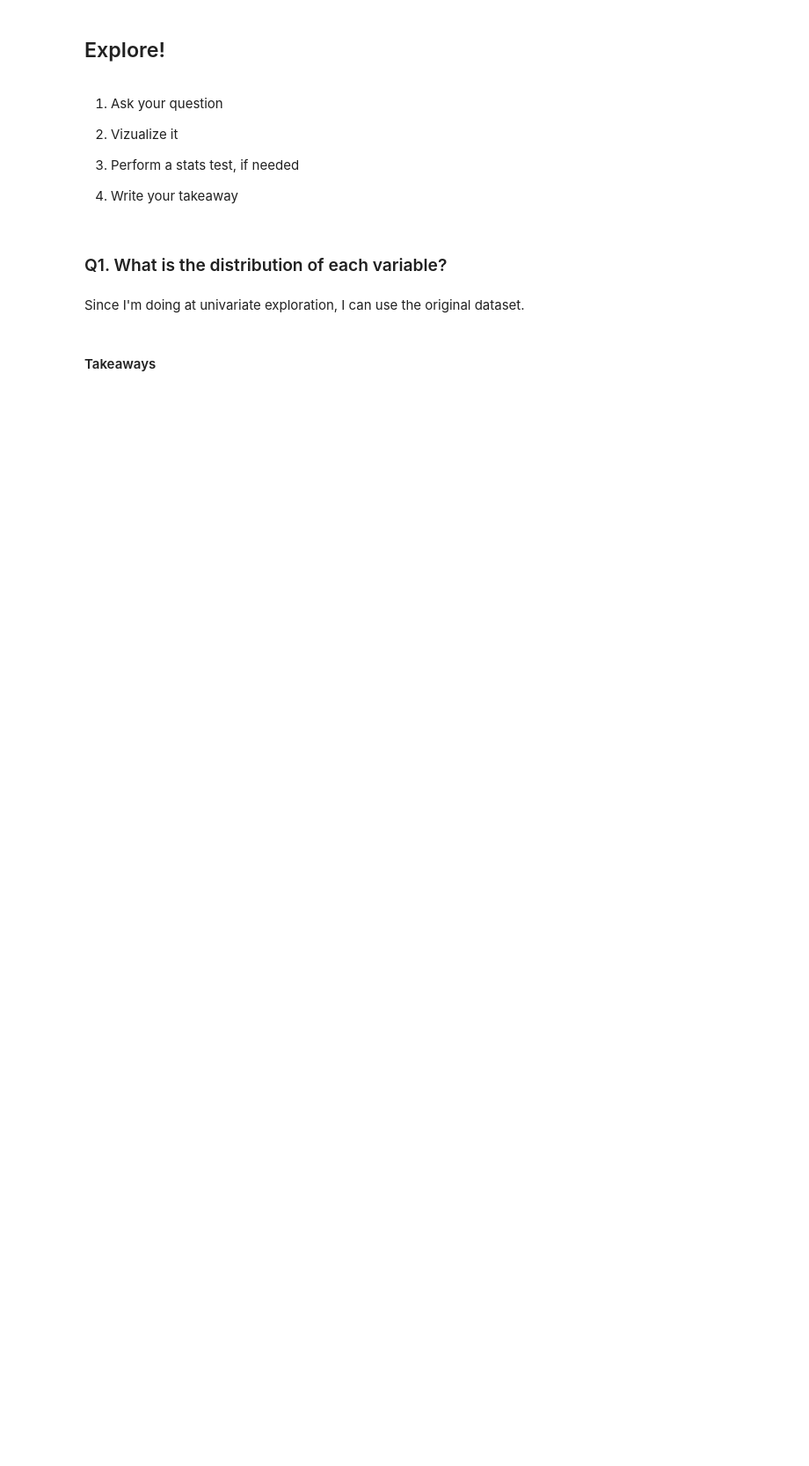
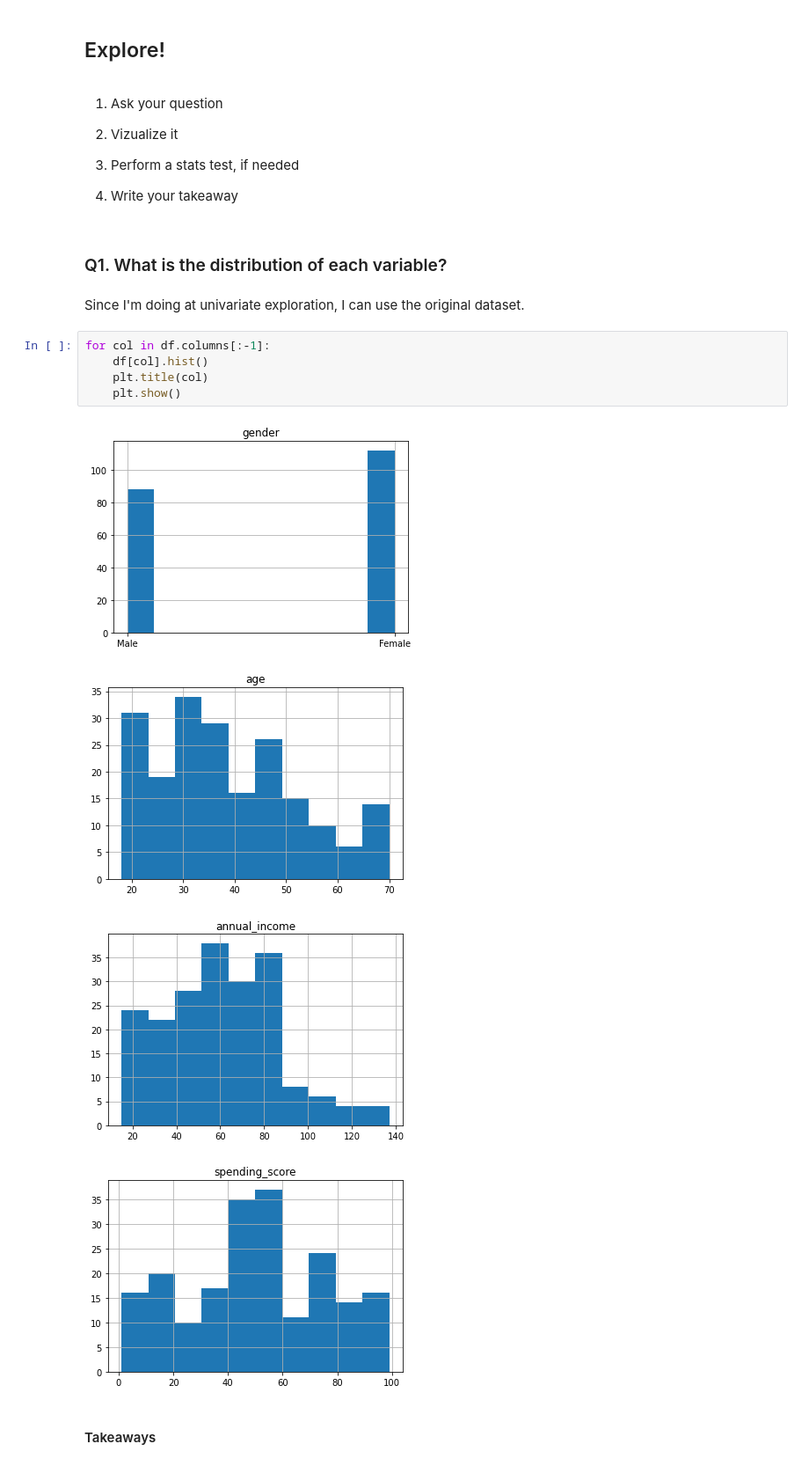
Before and after one commit to CodeupClassroom/leavitt-clustering-exercises, a Jupyter notebook: clustering_explore.ipynb, the cells around one changed output. Shown at 88% size. Cells and saved outputs as stored; diff of their text form; blank space fills up the shorter version.

```diff
--- a/clustering_explore.ipynb
+++ b/clustering_explore.ipynb
@@ -97,5 +136,15 @@ train.head()
 ### Q1. What is the distribution of each variable?
 # %% [markdown]
 Since I'm doing at univariate exploration, I can use the original dataset.
+# %%
+for col in df.columns[:-1]:
+    df[col].hist()
+    plt.title(col)
+    plt.show()
+# %% [output]
+[figure, added]
+[figure, added]
+[figure, added]
+[figure, added]
 # %% [markdown]
 #### Takeaways
```
Also changed, not shown: parts of 70 cells of this notebook.
